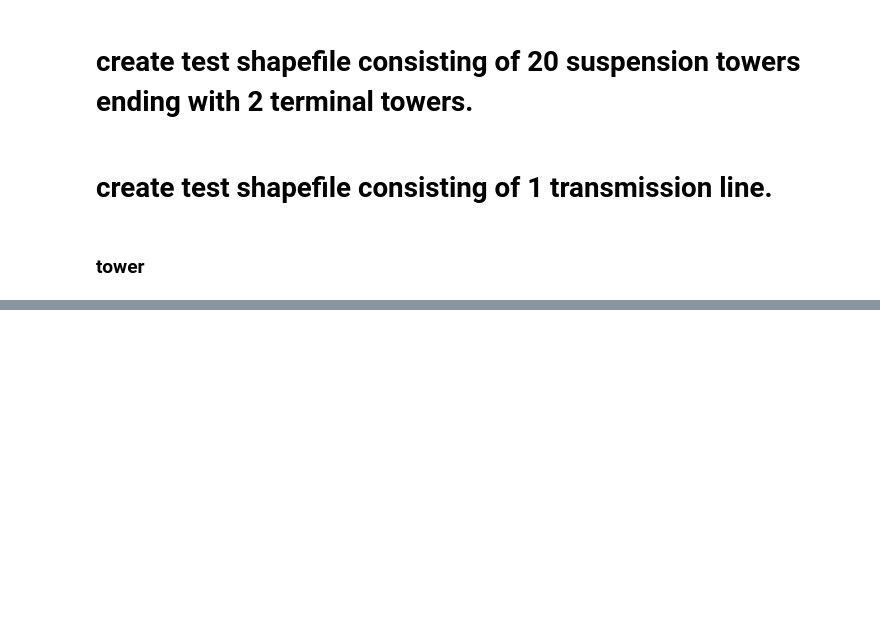
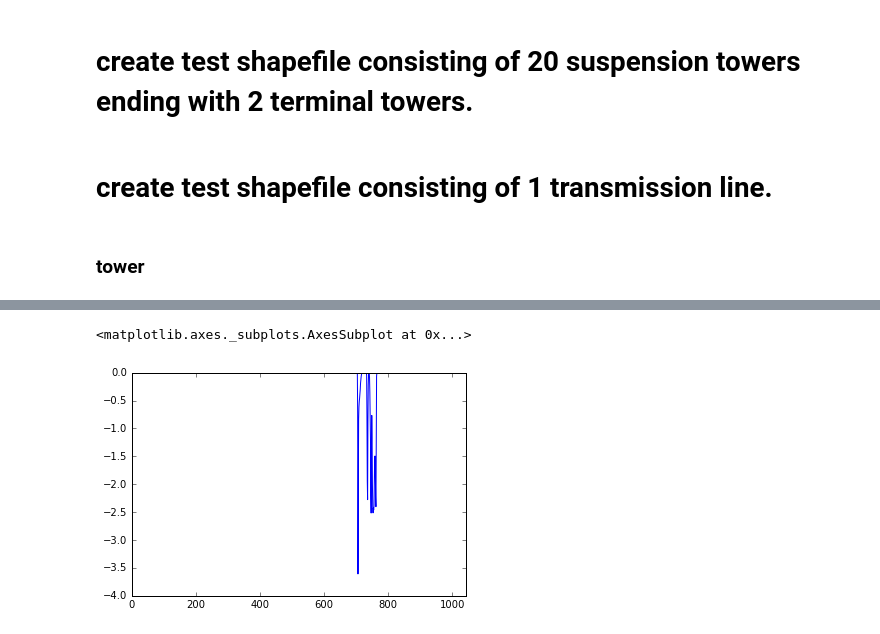
Before and after one commit to GeoscienceAustralia/wistl, a Jupyter notebook: Untitled.ipynb, the cells around one changed output, grey strips where cells are left out. Cells and saved outputs as stored; diff of their text form; code cells hidden in the pictures; blank space fills up the shorter version.

```diff
--- a/Untitled.ipynb
+++ b/Untitled.ipynb
@@ -115,0 +139,5 @@ from wistl.config import Config
+# %%
+diff_minor.plot()
+# %% [output]
+<matplotlib.axes._subplots.AxesSubplot at 0x...>
+[figure, added]
```
Also changed, not shown: parts of 26 cells of this notebook, 9 other files.
